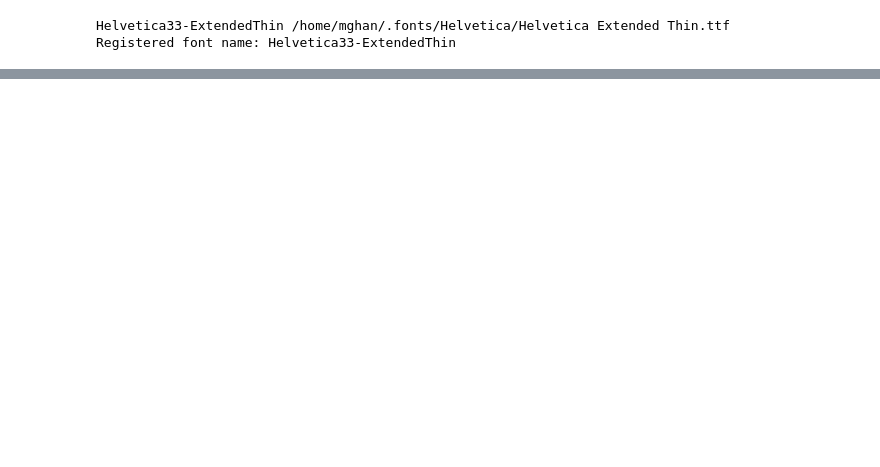
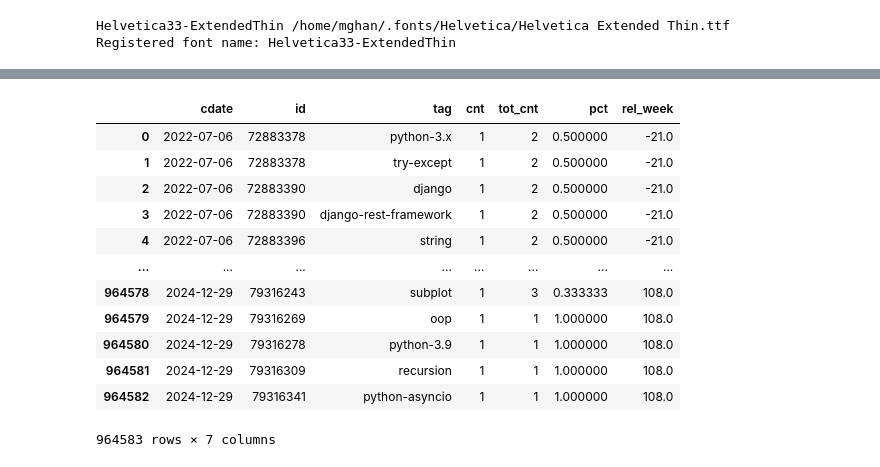
Before and after one commit to myokyunghan/so_data_availability, a Jupyter notebook: run_project/03_visualization/tag_based.ipynb, the cells around one changed output, grey strips where cells are left out. Cells and saved outputs as stored; diff of their text form; code cells hidden in the pictures; blank space fills up the shorter version.

```diff
--- a/run_project/03_visualization/tag_based.ipynb
+++ b/run_project/03_visualization/tag_based.ipynb
@@ -173,10 +143,0 @@ plt.show();
-# %%
-tag_proportion_dict = dict()
-for key in CONSTANTS.lang_tag_dict.keys():
-    tag_dir = f'../../visualization/{CONSTANTS.tag_monthly_data_dir_2[3:-5]}/data/{key}'
-    file_list = os.listdir(tag_dir)
-    df = pd.DataFrame()
-    for f_nm in file_list:
-        tmp = pd.DataFrame(load_json(f'{tag_dir}/{f_nm}'))
-        df = pd.concat([df, tmp], axis = 0)
-    tag_proportion_dict[key] = df
@@ -185 +144,17 @@ tag_proportion_dict['python']
+# %%
+df
+# %% [output]
+|  | cdate | id | tag | cnt | tot_cnt | pct | rel_week |
+| 0 | 2022-07-06 | 72883378 | python-3.x | 1 | 2 | 0.500000 | -21.0 |
+| 1 | 2022-07-06 | 72883378 | try-except | 1 | 2 | 0.500000 | -21.0 |
+| 2 | 2022-07-06 | 72883390 | django | 1 | 2 | 0.500000 | -21.0 |
+| 3 | 2022-07-06 | 72883390 | django-rest-framework | 1 | 2 | 0.500000 | -21.0 |
+| 4 | 2022-07-06 | 72883396 | string | 1 | 2 | 0.500000 | -21.0 |
+| ... | ... | ... | ... | ... | ... | ... | ... |
+| 964578 | 2024-12-29 | 79316243 | subplot | 1 | 3 | 0.333333 | 108.0 |
+| 964579 | 2024-12-29 | 79316269 | oop | 1 | 1 | 1.000000 | 108.0 |
+| 964580 | 2024-12-29 | 79316278 | python-3.9 | 1 | 1 | 1.000000 | 108.0 |
+| 964581 | 2024-12-29 | 79316309 | recursion | 1 | 1 | 1.000000 | 108.0 |
+| 964582 | 2024-12-29 | 79316341 | python-asyncio | 1 | 1 | 1.000000 | 108.0 |
+964583 rows × 7 columns
 # %%
```
Also changed, not shown: parts of 29 cells of this notebook, 8 other files.
